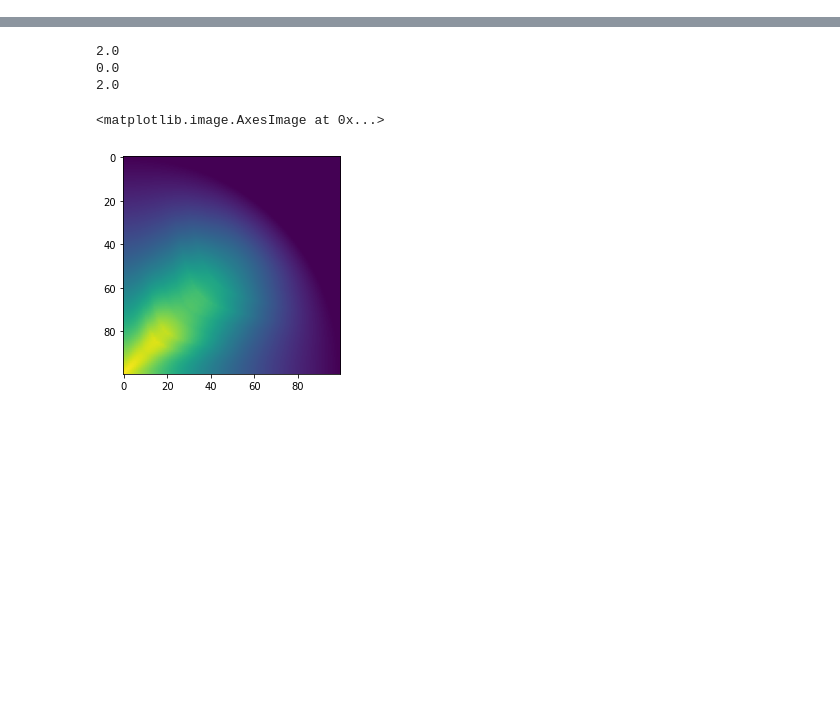
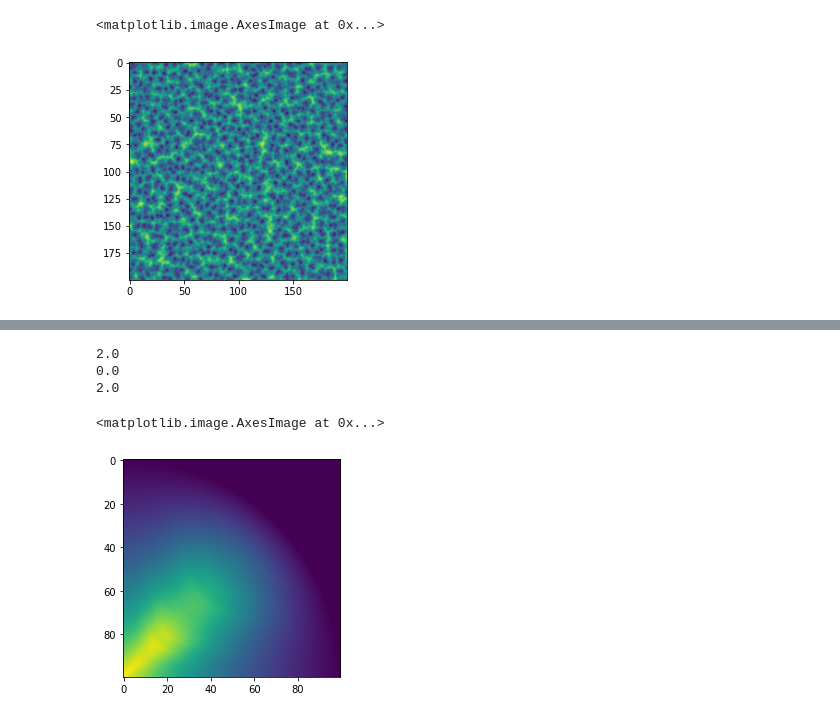
Before and after one commit to EddieMcT/Map_Generator, a Jupyter notebook: landscape generator.ipynb, the cells around one changed output, grey strips where cells are left out. Saved outputs shown, nothing was run; the diff lists cells and outputs as text; code cells hidden in the pictures; blank space fills up the shorter version.

```diff
--- a/landscape generator.ipynb
+++ b/landscape generator.ipynb
@@ -21,0 +24,5 @@ my_mountain = mountain(1,2, erosion=0, size=2)
+# %%
+plt.imshow(Z)
+# %% [output]
+<matplotlib.image.AxesImage at 0x...>
+[figure, added]
```
Also changed, not shown: parts of 9 cells of this notebook, 2 other files.
